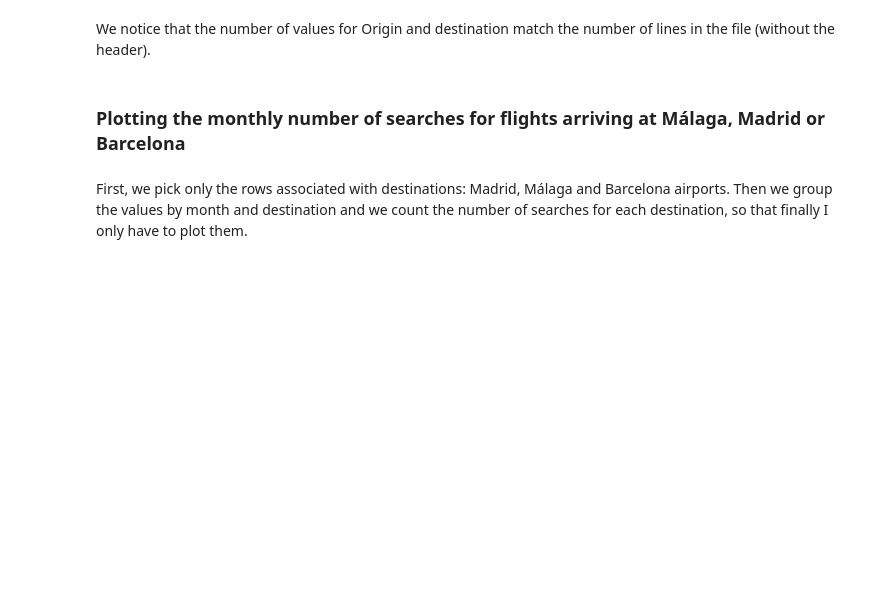
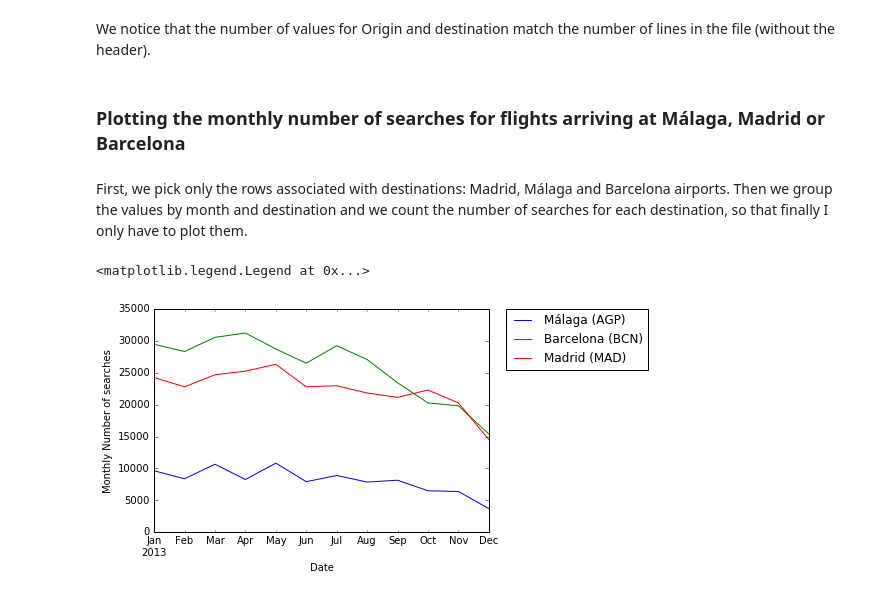
Before and after one commit to borjatacao/ChallengeDataEngineerPosition, a Jupyter notebook: ChallengeBGF.ipynb, the cells around one changed output. Saved outputs shown, nothing was run; the diff lists cells and outputs as text; code cells hidden in the pictures; blank space fills up the shorter version.

Commit message:
Ex3: Tuned legend for plot

```diff
--- a/ChallengeBGF.ipynb
+++ b/ChallengeBGF.ipynb
@@ -114,6 +87,12 @@ First, we pick only the rows associated with destinations: Madrid, Málaga and B
 # %%
 airSearches = searches[(searches["Destination"] == "MAD") | (searches["Destination"] == "BCN") | (searches["Destination"] == "AGP")]
 
 monthSearches = airSearches.groupby([pd.TimeGrouper(freq='M'), "Destination"]).count()
 
 pl=monthSearches.unstack().plot()
+pl.legendlabels = ["AGP", "BCN", "MAD"]
+pl.set(ylabel='Monthly Number of searches')
+pl.legend(bbox_to_anchor=(1.05, 1), loc=2, borderaxespad=0., labels=["Málaga (AGP)", "Barcelona (BCN)", "Madrid (MAD)"])
+# %% [output]
+<matplotlib.legend.Legend at 0x...>
+[figure, added]
```
Also changed, not shown: parts of 3 cells of this notebook.
